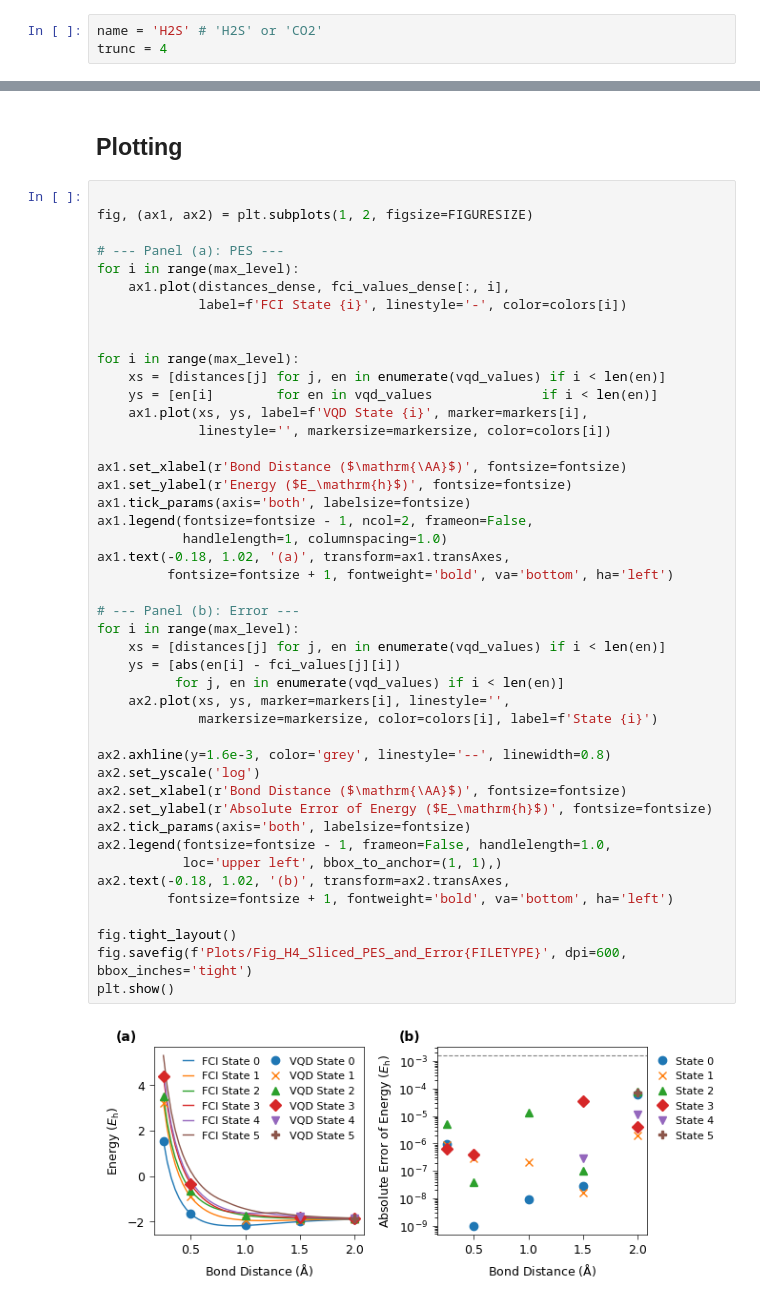
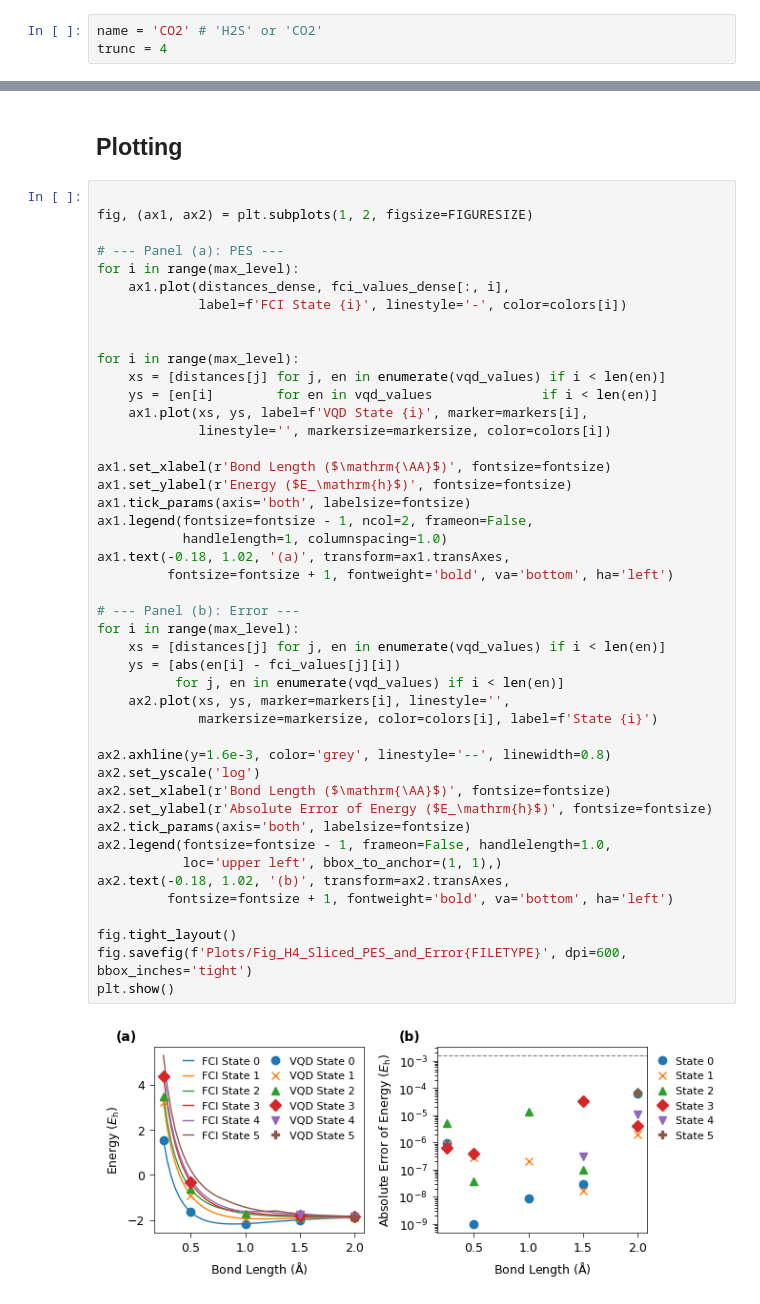
Before and after one commit to sdonglab/QumVQD, a Jupyter notebook: notebooks/Manuscript_Plotting.ipynb, the cells around one changed output, grey strips where cells are left out. Drawn from its saved outputs; the diff is of its cells as text.

```diff
--- a/notebooks/Manuscript_Plotting.ipynb
+++ b/notebooks/Manuscript_Plotting.ipynb
@@ -165,7 +165,7 @@ from openfermion.linalg import boson_operator_sparse
 # %% [markdown]
 ## Main code
 # %%
-name = 'H2S' # 'H2S' or 'CO2'
+name = 'CO2' # 'H2S' or 'CO2'
 trunc = 4
 # %%
 
@@ -328,34 +326,34 @@ for i in range(max_level):
     ax1.plot(xs, ys, label=f'VQD State {i}', marker=markers[i],
              linestyle='', markersize=markersize, color=colors[i])
 
-ax1.set_xlabel(r'Bond Distance ($\mathrm{\AA}$)', fontsize=fontsize)
+ax1.set_xlabel(r'Bond Length ($\mathrm{\AA}$)', fontsize=fontsize)
 ax1.set_ylabel(r'Energy ($E_\mathrm{h}$)', fontsize=fontsize)
 ax1.tick_params(axis='both', labelsize=fontsize)
 ax1.legend(fontsize=fontsize - 1, ncol=2, frameon=False,
            handlelength=1, columnspacing=1.0)
 ax1.text(-0.18, 1.02, '(a)', transform=ax1.transAxes,
          fontsize=fontsize + 1, fontweight='bold', va='bottom', ha='left')
 
 # --- Panel (b): Error ---
 for i in range(max_level):
     xs = [distances[j] for j, en in enumerate(vqd_values) if i < len(en)]
     ys = [abs(en[i] - fci_values[j][i])
           for j, en in enumerate(vqd_values) if i < len(en)]
     ax2.plot(xs, ys, marker=markers[i], linestyle='',
              markersize=markersize, color=colors[i], label=f'State {i}')
 
 ax2.axhline(y=1.6e-3, color='grey', linestyle='--', linewidth=0.8)
 ax2.set_yscale('log')
-ax2.set_xlabel(r'Bond Distance ($\mathrm{\AA}$)', fontsize=fontsize)
+ax2.set_xlabel(r'Bond Length ($\mathrm{\AA}$)', fontsize=fontsize)
 ax2.set_ylabel(r'Absolute Error of Energy ($E_\mathrm{h}$)', fontsize=fontsize)
 ax2.tick_params(axis='both', labelsize=fontsize)
 ax2.legend(fontsize=fontsize - 1, frameon=False, handlelength=1.0,
            loc='upper left', bbox_to_anchor=(1, 1),)
 ax2.text(-0.18, 1.02, '(b)', transform=ax2.transAxes,
          fontsize=fontsize + 1, fontweight='bold', va='bottom', ha='left')
 
 fig.tight_layout()
 fig.savefig(f'Plots/Fig_H4_Sliced_PES_and_Error{FILETYPE}', dpi=600, bbox_inches='tight')
 plt.show()
 # %% [output]
-[figure, old version]
+[figure, new version]
```
Also changed, not shown: parts of 3 cells of this notebook, 2 other files.
